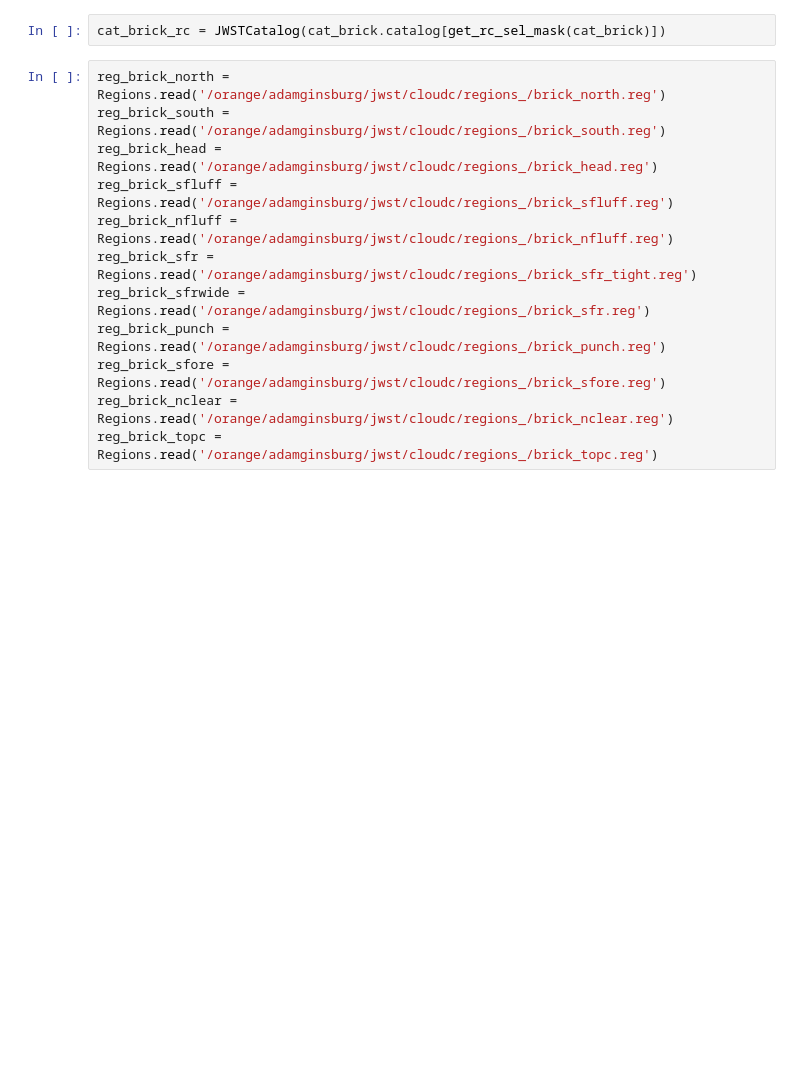
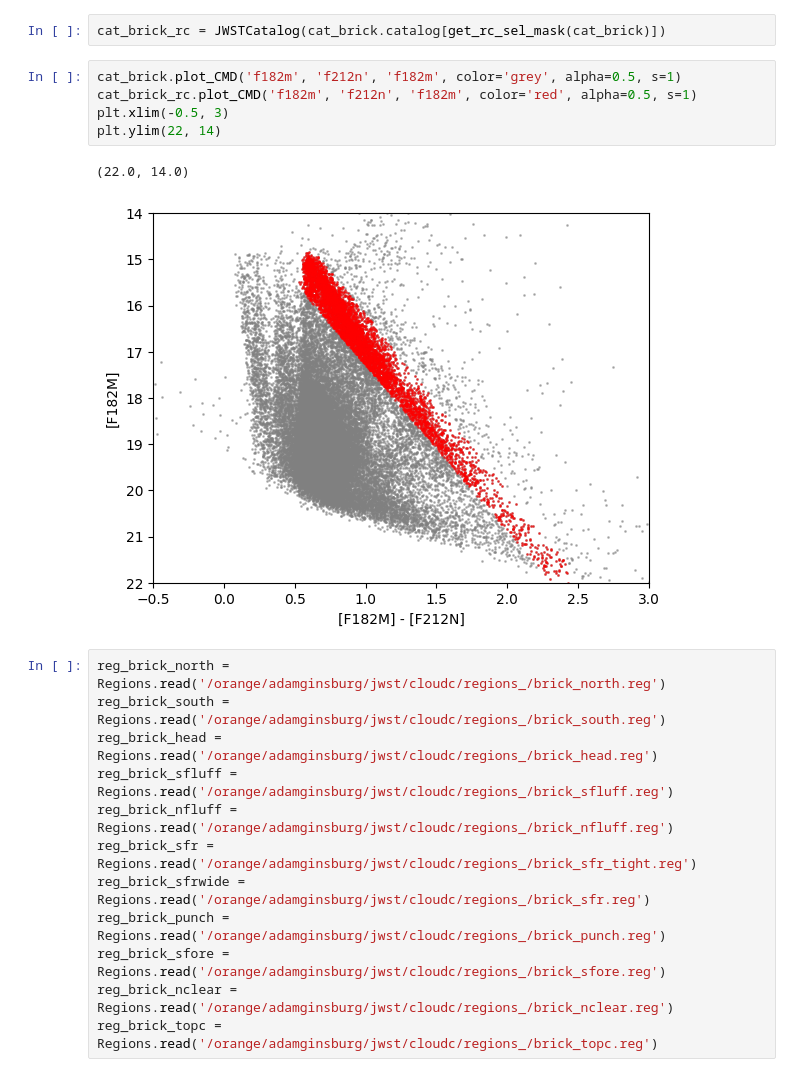
Before and after one commit to SpacialTree/dustridge-cd, a Jupyter notebook: notebooks/gaussian_misture.ipynb, the cells around one changed output. Drawn from its saved outputs; the diff is of its cells as text; blank space fills up the shorter version.

```diff
--- a/notebooks/gaussian_misture.ipynb
+++ b/notebooks/gaussian_misture.ipynb
@@ -289,5 +612,13 @@ Reading /orange/adamginsburg/jwst/brick/catalogs/basic_merged_indivexp_photometr
 # %%
 cat_brick_rc = JWSTCatalog(cat_brick.catalog[get_rc_sel_mask(cat_brick)])
+# %%
+cat_brick.plot_CMD('f182m', 'f212n', 'f182m', color='grey', alpha=0.5, s=1)
+cat_brick_rc.plot_CMD('f182m', 'f212n', 'f182m', color='red', alpha=0.5, s=1)
+plt.xlim(-0.5, 3)
+plt.ylim(22, 14)
+# %% [output]
+(22.0, 14.0)
+[figure, added]
 # %%
 reg_brick_north = Regions.read('/orange/adamginsburg/jwst/cloudc/regions_/brick_north.reg')
 reg_brick_south = Regions.read('/orange/adamginsburg/jwst/cloudc/regions_/brick_south.reg')
```
Also changed, not shown: parts of 26 cells of this notebook.
